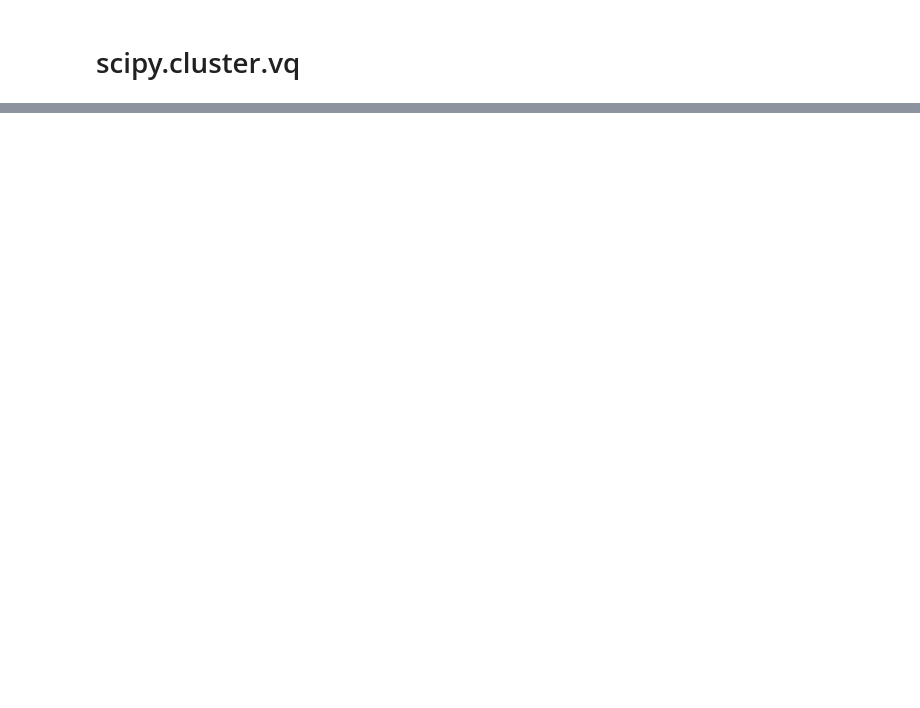
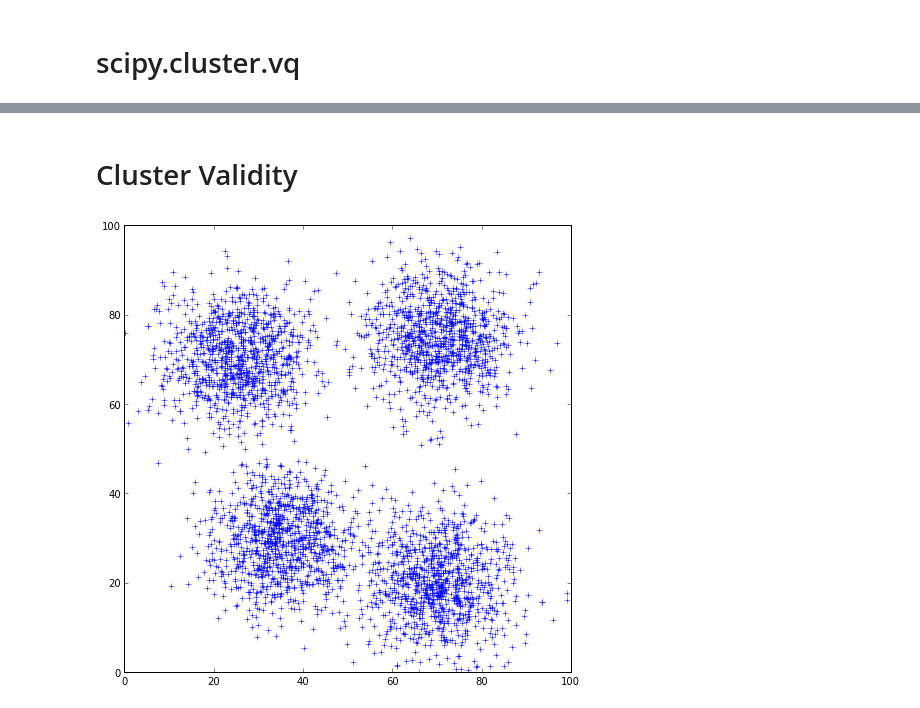
Before and after one commit to tmbdev-teaching/teaching-mmir, a Jupyter notebook: 32-clustering.ipynb, the cells around one changed output, grey strips where cells are left out. Saved outputs shown, nothing was run; the diff lists cells and outputs as text; code cells hidden in the pictures; blank space fills up the shorter version.

Commit message:
added more clustering notebooks

```diff
--- a/32-clustering.ipynb
+++ b/32-clustering.ipynb
@@ -102,0 +107,12 @@ plotclusters(data,centers)
+# %% [markdown]
+# Cluster Validity
+# %%
+data = r_[8*randn(1000,2)+array([70,75]),
+          8*randn(1000,2)+array([35,30]),
+          8*randn(1000,2)+array([25,70]),
+          8*randn(1000,2)+array([70,20]),
+]
+shuffle(data)
+plotclusters(data)
+# %% [output]
+[figure, added]
```
Also changed, not shown: parts of 25 cells of this notebook, 2 other files.
